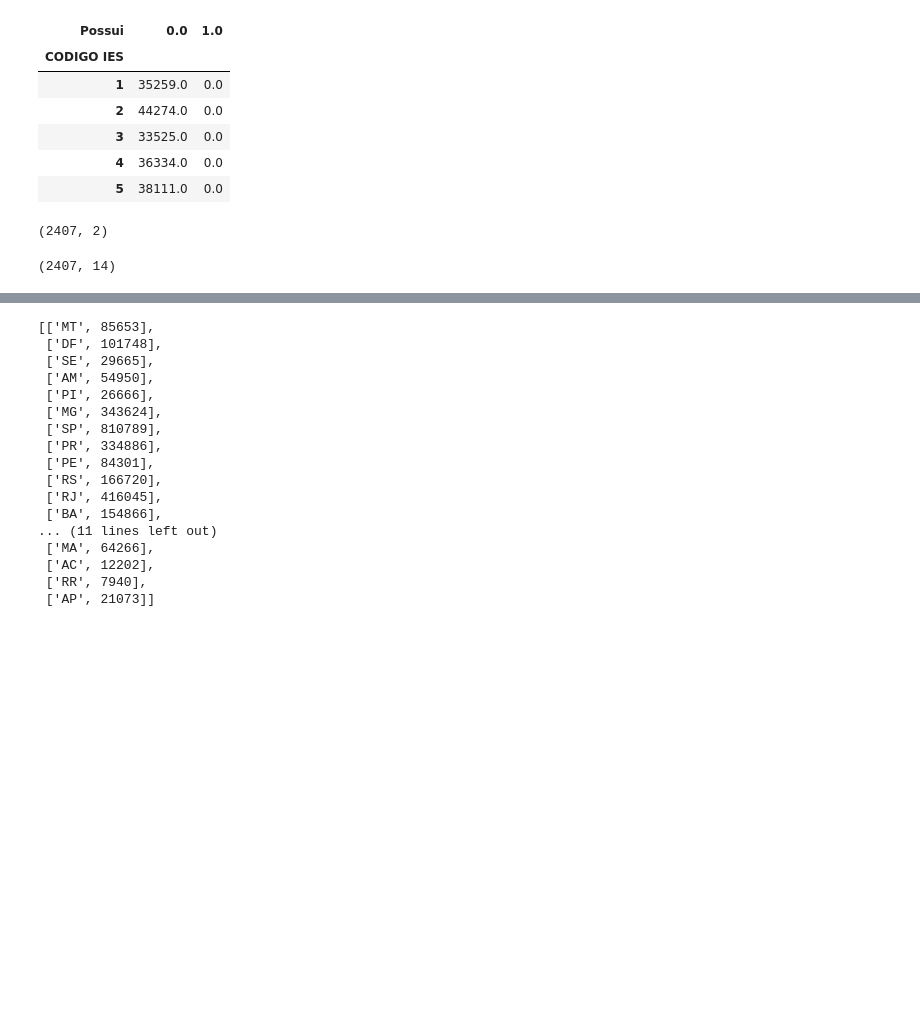
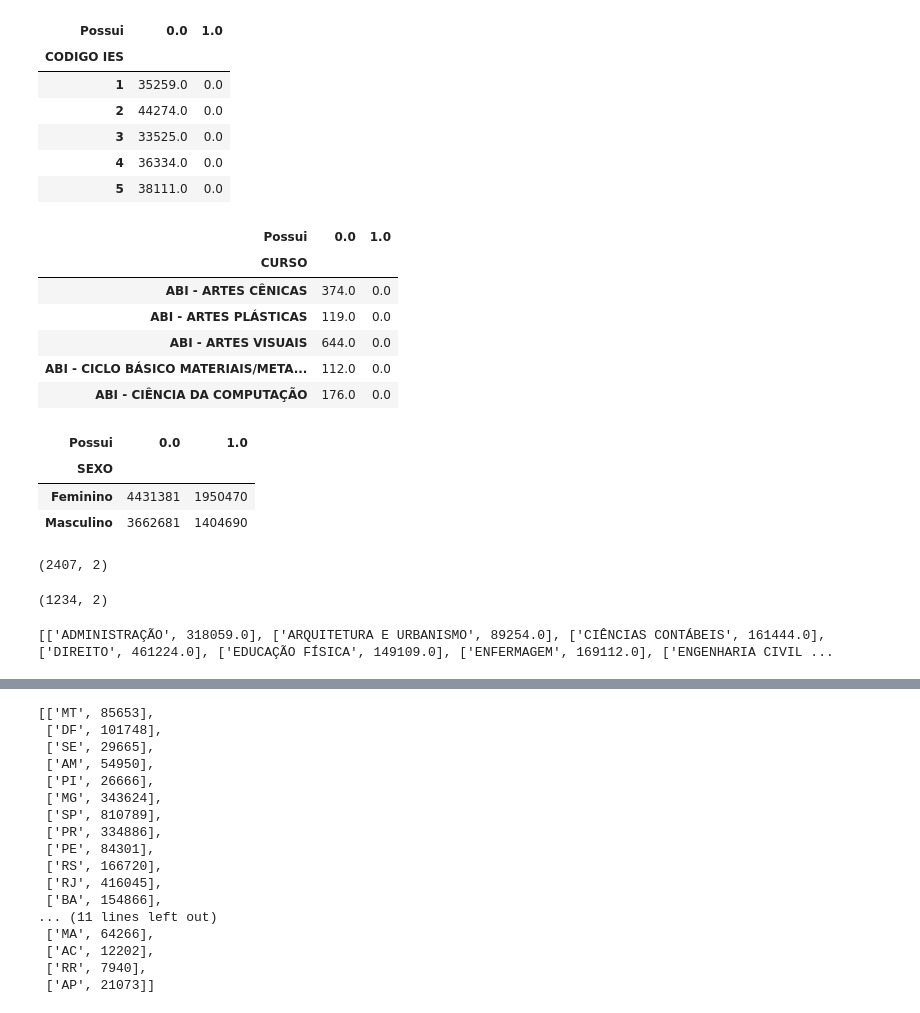
Before and after one commit to if1015-datascience-ufpe/2018-1-projeto-farm-lands, a Jupyter notebook: pvbm.ipynb, the cells around one changed output, grey strips where cells are left out. Saved outputs shown, nothing was run; the diff lists cells and outputs as text; code cells hidden in the pictures; blank space fills up the shorter version.

```diff
--- a/pvbm.ipynb
+++ b/pvbm.ipynb
@@ -215,14 +243,49 @@ bolsa.head()
 | 3 | 33525.0 | 0.0 |
 | 4 | 36334.0 | 0.0 |
 | 5 | 38111.0 | 0.0 |
+# %%
+bolsa_curso = bolsa_curso.rename(columns= {'value' : 'Possui'})
+bolsa_curso = bolsa_curso.rename(columns= {'NO_CURSO' : 'CURSO'})
+bolsa_curso = bolsa_curso.rename(columns= {'variable' : 'qtd'})
+
+bolsa_curso = bolsa_curso.replace(to_replace = 'IN_FINANC_ESTUDANTIL', value = 1)
+
+bolsa_curso = bolsa_curso.pivot_table(index = 'CURSO', columns='Possui', values= 'qtd',aggfunc='sum')
+bolsa_curso.fillna(0, inplace=True)
+
+bolsa_curso.head()
+# %% [output]
+| Possui | 0.0 | 1.0 |
+| CURSO |  |  |
+| ABI - ARTES CÊNICAS | 374.0 | 0.0 |
+| ABI - ARTES PLÁSTICAS | 119.0 | 0.0 |
+| ABI - ARTES VISUAIS | 644.0 | 0.0 |
+| ABI - CICLO BÁSICO MATERIAIS/META... | 112.0 | 0.0 |
+| ABI - CIÊNCIA DA COMPUTAÇÃO | 176.0 | 0.0 |
+# %%
+bolsa_sex = bolsa_sex.rename(columns= {'value' : 'Possui'})
+bolsa_sex = bolsa_sex.rename(columns= {'DS_SEXO_ALUNO' : 'SEXO'})
+bolsa_sex = bolsa_sex.rename(columns= {'variable' : 'qtd'})
+
+bolsa_sex = bolsa_sex.replace(to_replace = 'IN_FINANC_ESTUDANTIL', value = 1)
+
+bolsa_sex = bolsa_sex.pivot_table(index = 'SEXO', columns='Possui', values= 'qtd',aggfunc='sum')
+bolsa_sex.fillna(0, inplace=True)
+
+bolsa_sex.head()
+# %% [output]
+| Possui | 0.0 | 1.0 |
+| SEXO |  |  |
+| Feminino | 4431381 | 1950470 |
+| Masculino | 3662681 | 1404690 |
 # %%
 bolsa.shape
 # %% [output]
 (2407, 2)
 # %%
-dataframe_iess.shape
+bolsa_curso.shape
 # %% [output]
-(2407, 14)
+(1234, 2)
 # %%
 states = []
 for i in range(0,len(bolsa)):
@@ -240,0 +306,8 @@ for i in range(0,len(bolsa)):
+# %%
+list_curso = []
+for i in range(0,len(curso)):
+    list_curso.append([curso.index[i],curso.iloc[i,1]])
+list_curso = sorted(list_curso)
+print(list_curso)
+# %% [output]
+[['ADMINISTRAÇÃO', 318059.0], ['ARQUITETURA E URBANISMO', 89254.0], ['CIÊNCIAS CONTÁBEIS', 161444.0], ['DIREITO', 461224.0], ['EDUCAÇÃO FÍSICA', 149109.0], ['ENFERMAGEM', 169112.0], ['ENGENHARIA CIVIL ...
```
Also changed, not shown: parts of 11 cells of this notebook.
